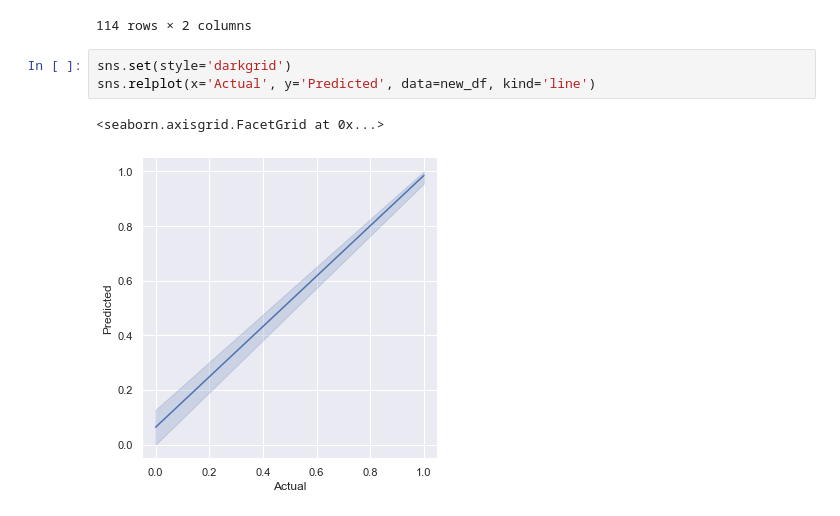
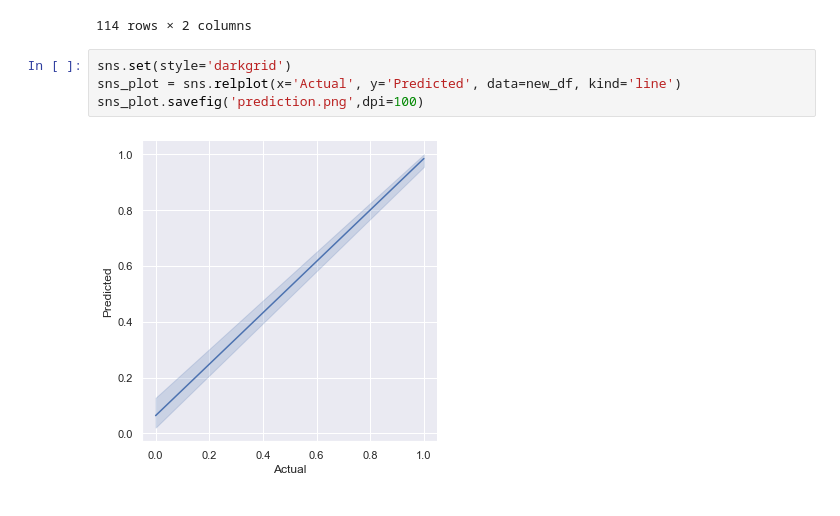
Before and after one commit to rooneyrulz/predict_breast_cancer, a Jupyter notebook: predicting breast cancer.ipynb, the cells around one changed output. Cells and saved outputs as stored; diff of their text form.

```diff
--- a/predicting breast cancer.ipynb
+++ b/predicting breast cancer.ipynb
@@ -90,7 +90,7 @@ new_df
 114 rows × 2 columns
 # %%
 sns.set(style='darkgrid')
-sns.relplot(x='Actual', y='Predicted', data=new_df, kind='line')
+sns_plot = sns.relplot(x='Actual', y='Predicted', data=new_df, kind='line')
+sns_plot.savefig('prediction.png',dpi=100)
 # %% [output]
-<seaborn.axisgrid.FacetGrid at 0x...>
-[figure, old version]
+[figure, new version]
```
Also changed, not shown: 1 other file.
